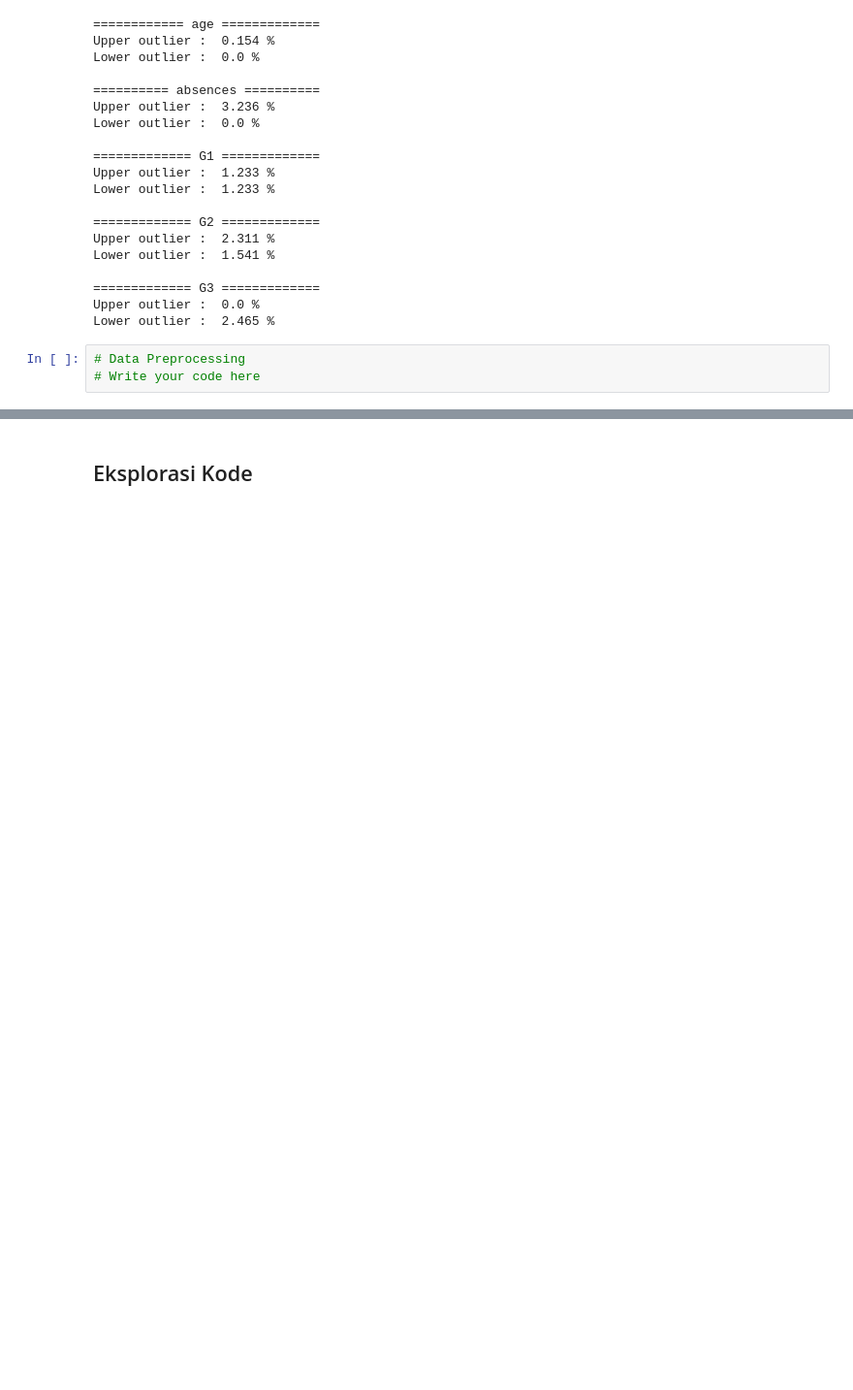
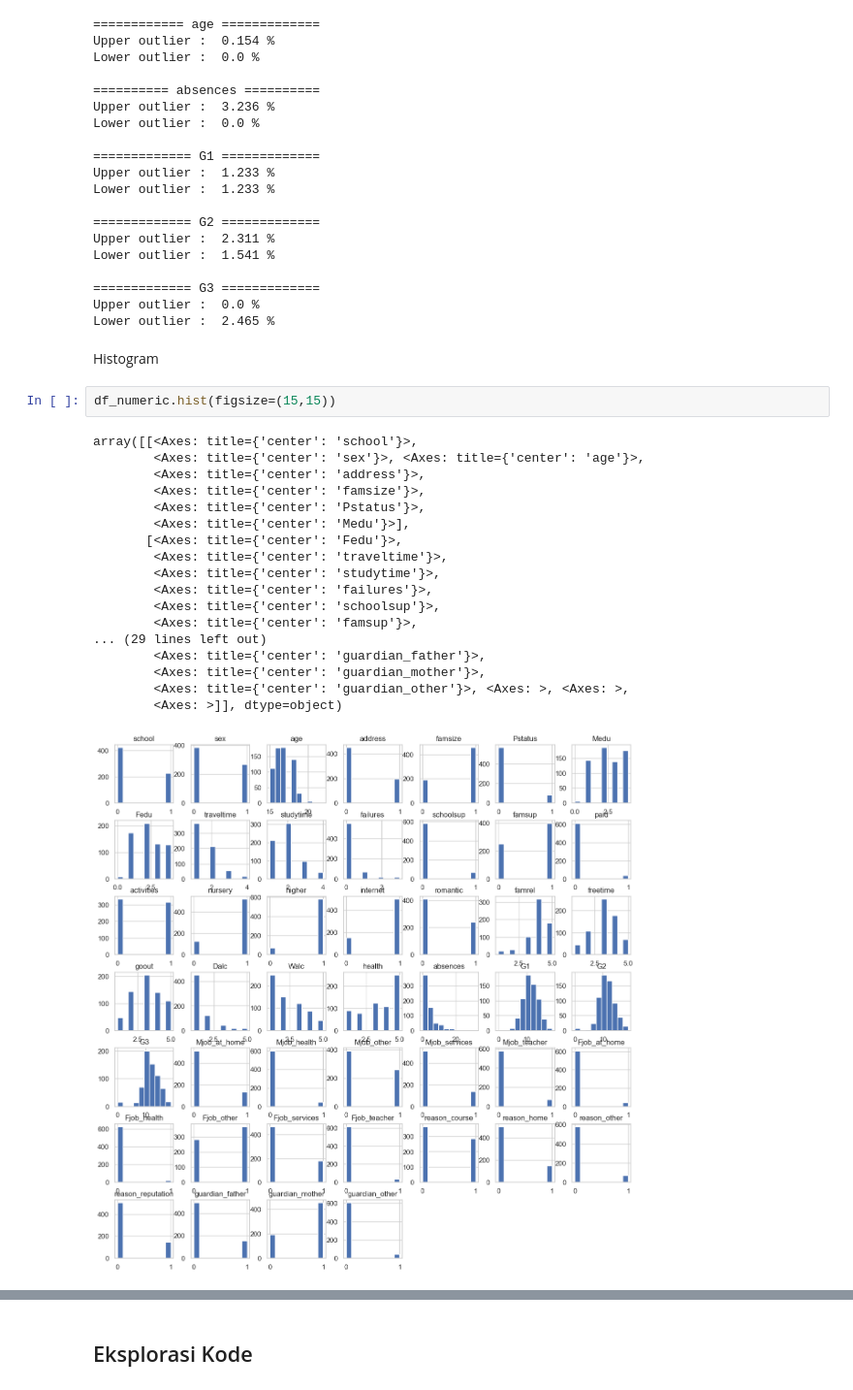
Before and after one commit to whoisgalih/student, a Jupyter notebook: template.ipynb, the cells around one changed output, grey strips where cells are left out. Shown: that part at 97% size. Saved outputs shown, nothing was run; the diff lists cells and outputs as text; blank space fills up the shorter version.

```diff
--- a/template.ipynb
+++ b/template.ipynb
@@ -300,6 +300,26 @@ Lower outlier :  1.541 %
 ============= G3 =============
 Upper outlier :  0.0 %
 Lower outlier :  2.465 %
-# %%
-# Data Preprocessing
-# Write your code here
+# %% [markdown]
+Histogram
+# %%
+df_numeric.hist(figsize=(15,15))
+# %% [output]
+array([[<Axes: title={'center': 'school'}>,
+        <Axes: title={'center': 'sex'}>, <Axes: title={'center': 'age'}>,
+        <Axes: title={'center': 'address'}>,
+        <Axes: title={'center': 'famsize'}>,
+        <Axes: title={'center': 'Pstatus'}>,
+        <Axes: title={'center': 'Medu'}>],
+       [<Axes: title={'center': 'Fedu'}>,
+        <Axes: title={'center': 'traveltime'}>,
+        <Axes: title={'center': 'studytime'}>,
+        <Axes: title={'center': 'failures'}>,
+        <Axes: title={'center': 'schoolsup'}>,
+        <Axes: title={'center': 'famsup'}>,
+... (29 lines left out)
+        <Axes: title={'center': 'guardian_father'}>,
+        <Axes: title={'center': 'guardian_mother'}>,
+        <Axes: title={'center': 'guardian_other'}>, <Axes: >, <Axes: >,
+        <Axes: >]], dtype=object)
+[figure, added]
```
Also changed, not shown: parts of 13 cells of this notebook, 1 other file.
